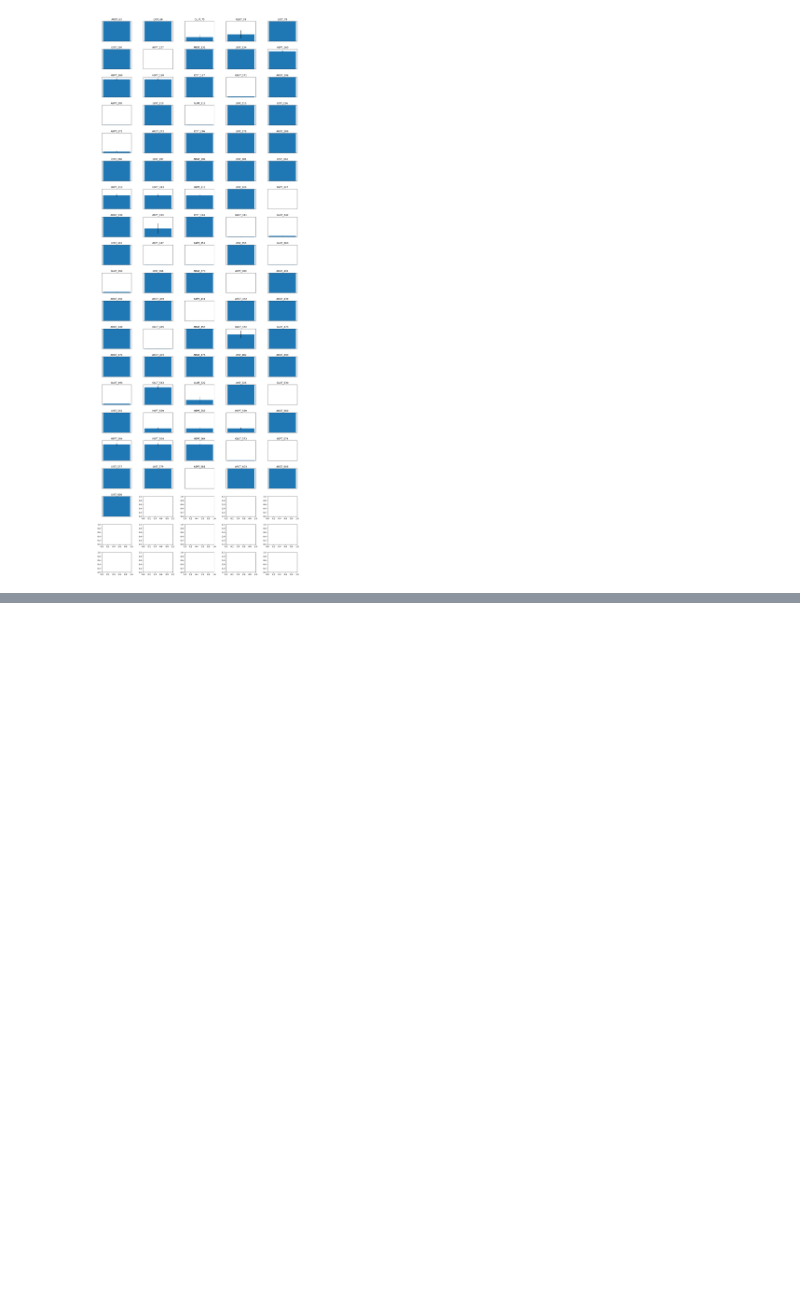
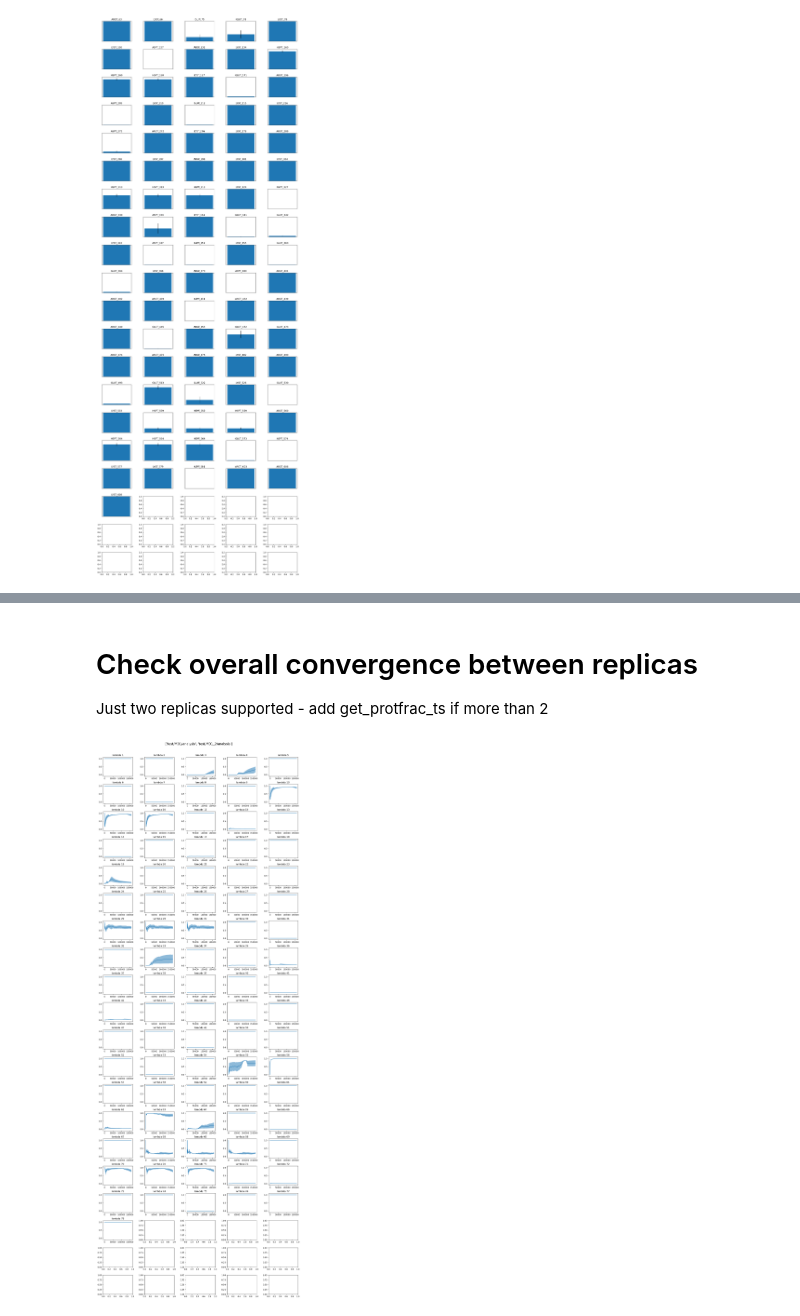
Before and after one commit to AndPdb/constant-ph-utils, a Jupyter notebook: analysis.ipynb, the cells around one changed output, grey strips where cells are left out. Drawn from its saved outputs; the diff is of its cells as text; code cells hidden in the pictures; blank space fills up the shorter version.

```diff
--- a/analysis.ipynb
+++ b/analysis.ipynb
@@ -156,0 +168,61 @@ plt.show()
+# %% [markdown]
+# Check overall convergence between replicas
+Just two replicas supported - add get_protfrac_ts if more than 2
+# %%
+PATH_ANALYSIS = ["test/MD1/analysis", "test/MD1_2/analysis"]
+
+# Set up the grid size
+rows = 20  # 10x10 grid for 100 plots
+cols = 5
+
+# Create a figure with subplots
+fig, axes = plt.subplots(rows, cols, figsize=(15, 40))  # Adjusted figure size for 5x20 layout
+
+coordid = 1
+prv_resid = 0
+
+# Generate and plot data for each subplot
+fig.suptitle(PATH_ANALYSIS, fontsize=16, y=0.995)  # Moved suptitle up
+fig.tight_layout(rect=[0, 0, 1, 0.99], pad=2.0)  # Adjust layout to leave space for suptitle
+
+for i in range(rows):
+    for j in range(cols):
+        index = coordid-1
+        #print(f"Coordid {coordid}")
+
+        if index < lambda_ref.shape[0]:
+            ax = axes[i, j]
+
+            if lambda_ref.iloc[index]['resname'] == "HSPT": #If histidine
+                    if lambda_ref.iloc[index]['resid'] != prv_resid: #If this is histidine lambda1
+
+                        coordids = [coordid, coordid+1, coordid+2]
+
+                        res_prot_ts1 = get_HISprotfrac_ts(coordids, PATH_ANALYSIS[0])
+                        res_prot_ts2 = get_HISprotfrac_ts(coordids, PATH_ANALYSIS[1])
+
+                        prv_resid = lambda_ref.iloc[index]['resid']
+                    else:
+                        res_prot_ts1 = get_HISprotfrac_ts(coordids, PATH_ANALYSIS[0])
+                        res_prot_ts2 = get_HISprotfrac_ts(coordids, PATH_ANALYSIS[1])
+            else:
+                res_prot_ts1 = get_protfrac_ts(coordid, PATH_ANALYSIS[0])
+                res_prot_ts2 = get_protfrac_ts(coordid, PATH_ANALYSIS[1])
+
+            min_length = min(len(res_prot_ts1), len(res_prot_ts2))
+            total_protarray = np.vstack((res_prot_ts1[:min_length], res_prot_ts2[:min_length]))
+            total_protonse = np.std(total_protarray, axis=0) / np.sqrt(len(total_protarray))
+            ax.plot(np.mean(total_protarray, axis=0))
+            ax.fill_between(np.arange(len(total_protarray[0,:])), np.mean(total_protarray, axis=0) - total_protonse, np.mean(total_protarray, axis=0) + total_protonse, alpha=0.5)
+            ax.set_ylim(-0.1,1.1)
+            ax.set_title(f'lambda {coord2lambda_dict[coordid]}')
+
+        else:
+             continue
+
+        coordid += 1
+
+# Show the plot
+plt.show()
+# %% [output]
+[figure, added]
```
Also changed, not shown: parts of 3 cells of this notebook.
